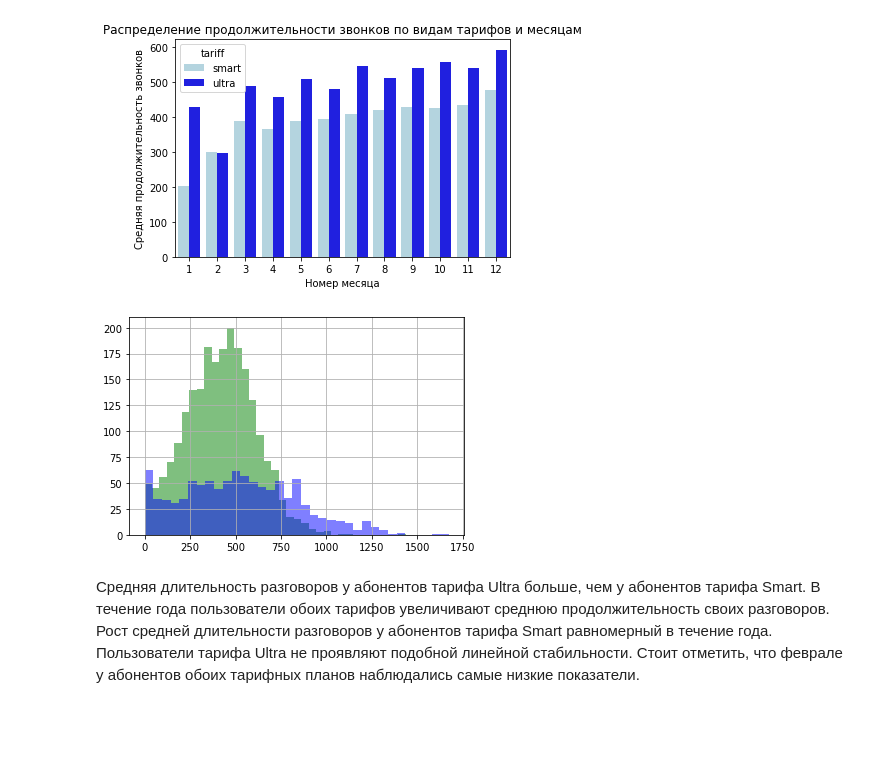
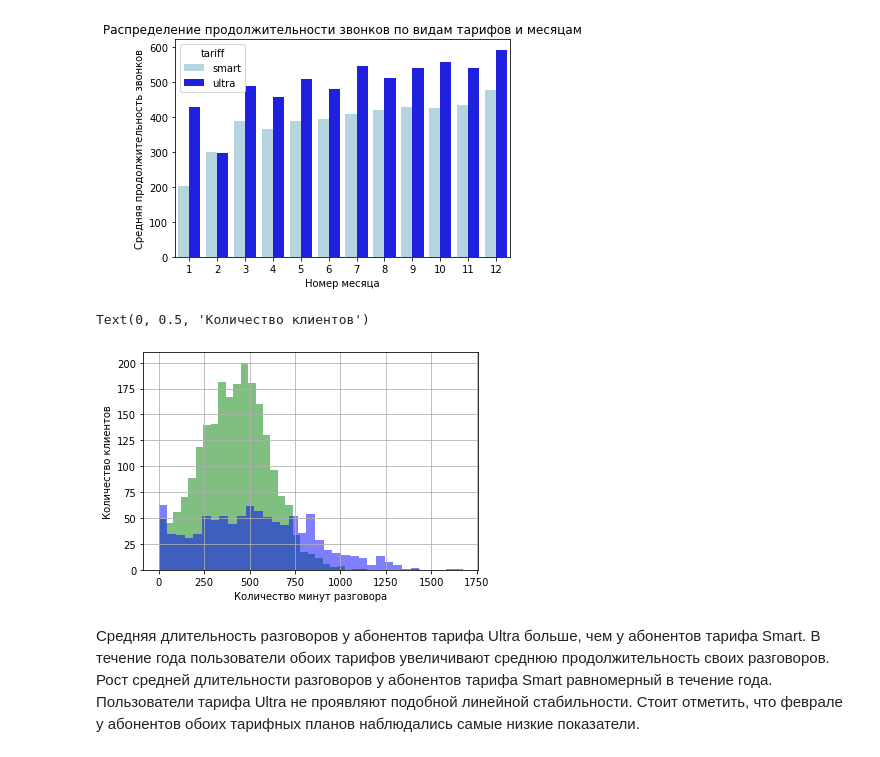
Before and after one commit to KirillovIgor/Portfolio, a Jupyter notebook: mobile_communication/mobile_communication.ipynb, the cells around one changed output. Cells and saved outputs as stored; diff of their text form; code cells hidden in the pictures; blank space fills up the shorter version.

```diff
--- a/mobile_communication/mobile_communication.ipynb
+++ b/mobile_communication/mobile_communication.ipynb
@@ -541,9 +547,12 @@ ax.set(xlabel='Номер месяца', ylabel='Средняя продолжи
 [figure]
 # %%
 user_behavior[user_behavior['tariff'] =='smart']['minutes'].hist(bins=35, alpha=0.5, color='green')
-user_behavior[user_behavior['tariff'] =='ultra']['minutes'].hist(bins=35, alpha=0.5, color='blue');
+user_behavior[user_behavior['tariff'] =='ultra']['minutes'].hist(bins=35, alpha=0.5, color='blue')
+plt.xlabel('Количество минут разговора')
+plt.ylabel('Количество клиентов')
 # %% [output]
+Text(0, 0.5, 'Количество клиентов')
-[figure, old version]
+[figure, new version]
 # %% [markdown]
 Средняя длительность разговоров у абонентов тарифа Ultra больше, чем у абонентов тарифа Smart. В течение года пользователи обоих тарифов увеличивают среднюю продолжительность своих разговоров. Рост средней длительности разговоров у абонентов тарифа Smart равномерный в течение года. Пользователи тарифа Ultra не проявляют подобной линейной стабильности. Стоит отметить, что феврале у абонентов обоих тарифных планов наблюдались самые низкие показатели.
 # %% [markdown]
```
Also changed, not shown: parts of 4 cells of this notebook.
